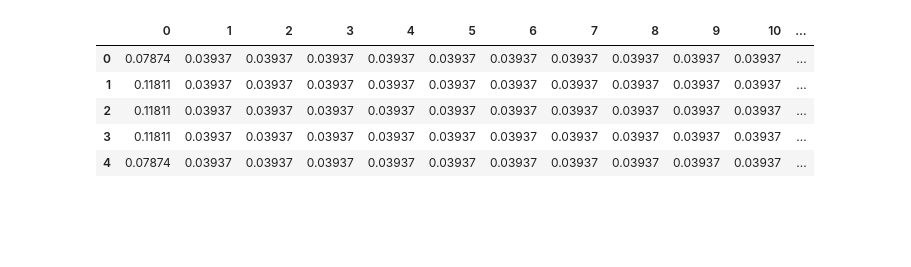
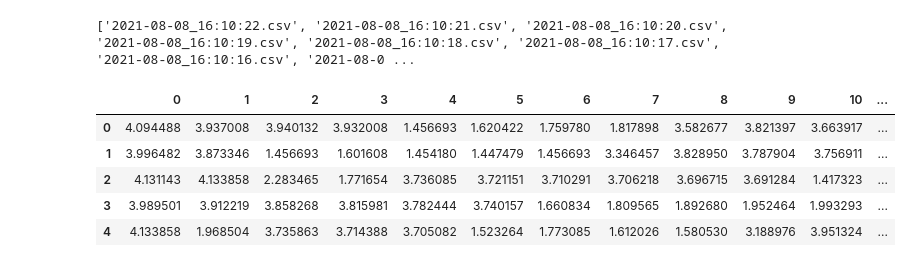
Before and after one commit to Questionable-Research-Labs/EsquaredG_PicoscopeMonitering, a Jupyter notebook: data-analysis/visualize-virt-channel.ipynb, the cells around one changed output. Drawn from its saved outputs; the diff is of its cells as text; code cells hidden in the pictures; blank space fills up the shorter version.

```diff
--- a/data-analysis/visualize-virt-channel.ipynb
+++ b/data-analysis/visualize-virt-channel.ipynb
@@ -5,16 +5,27 @@ import matplotlib.pyplot as plt
 from scipy.stats import norm
 
 %matplotlib inline
+# %%
+from os import listdir
+from os.path import isfile, join
+onlyfiles = [f for f in listdir("../data_output/") if isfile(join("../data_output/", f))]
+onlyfiles =list(filter(lambda fileName : fileName[0:6]!="_Test_",onlyfiles))
+onlyfiles.sort()
+onlyfiles.reverse()
+inputFile = onlyfiles[0]
+print(onlyfiles,inputFile)
+# %% [output]
+['2021-08-08_16:10:22.csv', '2021-08-08_16:10:21.csv', '2021-08-08_16:10:20.csv', '2021-08-08_16:10:19.csv', '2021-08-08_16:10:18.csv', '2021-08-08_16:10:17.csv', '2021-08-08_16:10:16.csv', '2021-08-0 ...
 # %%
-data: pd.DataFrame = pd.read_csv("../data_output/2021-07-30_16:29:44.csv",header=None)
+data: pd.DataFrame = pd.read_csv("../data_output/"+inputFile,header=None)
 data.head(5)
 # %% [output]
 |  | 0 | 1 | 2 | 3 | 4 | 5 | 6 | 7 | 8 | 9 | 10 | ... |
-| 0 | 0.07874 | 0.03937 | 0.03937 | 0.03937 | 0.03937 | 0.03937 | 0.03937 | 0.03937 | 0.03937 | 0.03937 | 0.03937 | ... |
-| 1 | 0.11811 | 0.03937 | 0.03937 | 0.03937 | 0.03937 | 0.03937 | 0.03937 | 0.03937 | 0.03937 | 0.03937 | 0.03937 | ... |
-| 2 | 0.11811 | 0.03937 | 0.03937 | 0.03937 | 0.03937 | 0.03937 | 0.03937 | 0.03937 | 0.03937 | 0.03937 | 0.03937 | ... |
-| 3 | 0.11811 | 0.03937 | 0.03937 | 0.03937 | 0.03937 | 0.03937 | 0.03937 | 0.03937 | 0.03937 | 0.03937 | 0.03937 | ... |
-| 4 | 0.07874 | 0.03937 | 0.03937 | 0.03937 | 0.03937 | 0.03937 | 0.03937 | 0.03937 | 0.03937 | 0.03937 | 0.03937 | ... |
+| 0 | 4.094488 | 3.937008 | 3.940132 | 3.932008 | 1.456693 | 1.620422 | 1.759780 | 1.817898 | 3.582677 | 3.821397 | 3.663917 | ... |
+| 1 | 3.996482 | 3.873346 | 1.456693 | 1.601608 | 1.454180 | 1.447479 | 1.456693 | 3.346457 | 3.828950 | 3.787904 | 3.756911 | ... |
+| 2 | 4.131143 | 4.133858 | 2.283465 | 1.771654 | 3.736085 | 3.721151 | 3.710291 | 3.706218 | 3.696715 | 3.691284 | 1.417323 | ... |
+| 3 | 3.989501 | 3.912219 | 3.858268 | 3.815981 | 3.782444 | 3.740157 | 1.660834 | 1.809565 | 1.892680 | 1.952464 | 1.993293 | ... |
+| 4 | 4.133858 | 1.968504 | 3.735863 | 3.714388 | 3.705082 | 1.523264 | 1.773085 | 1.612026 | 1.580530 | 3.188976 | 3.951324 | ... |
 # %%
 
 for i in range(20):
```
Also changed, not shown: parts of 1 cell of this notebook, 3 other files.
